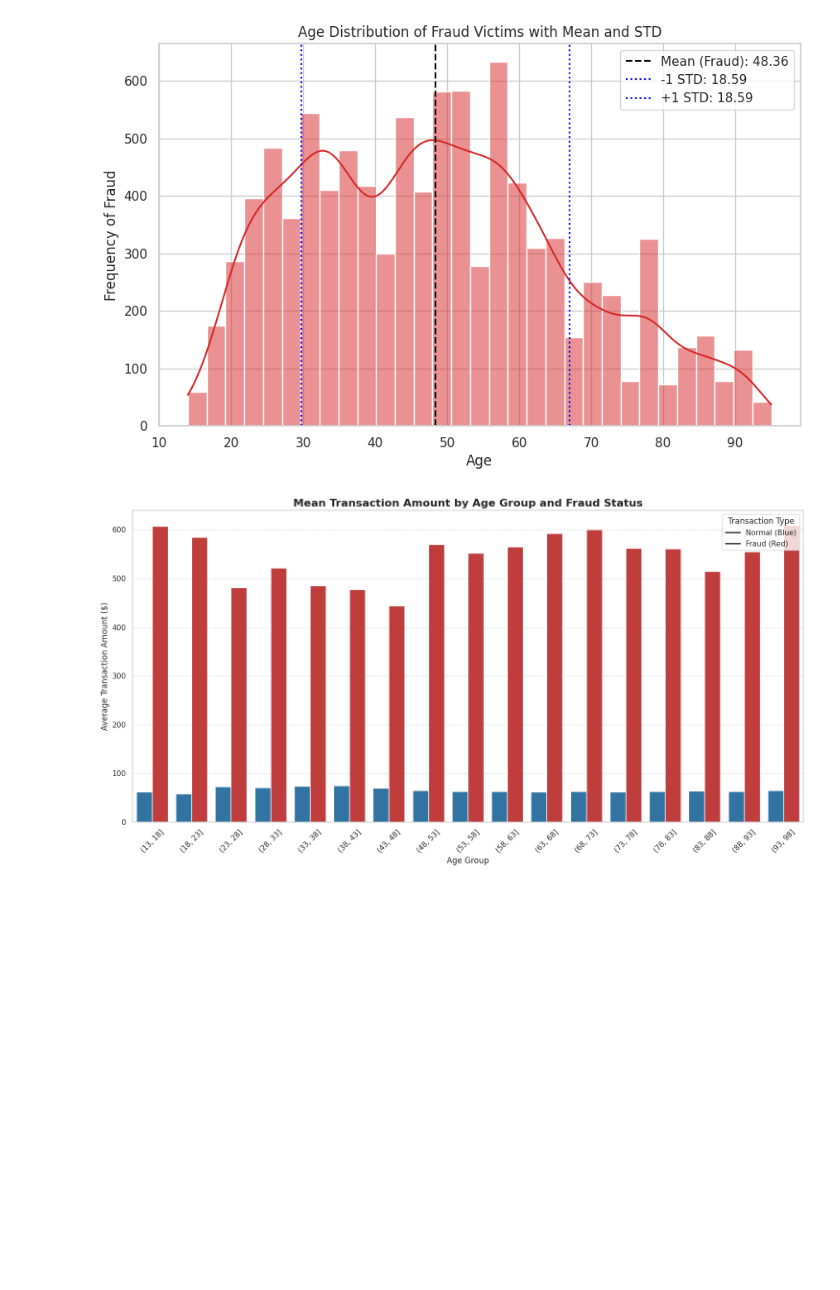
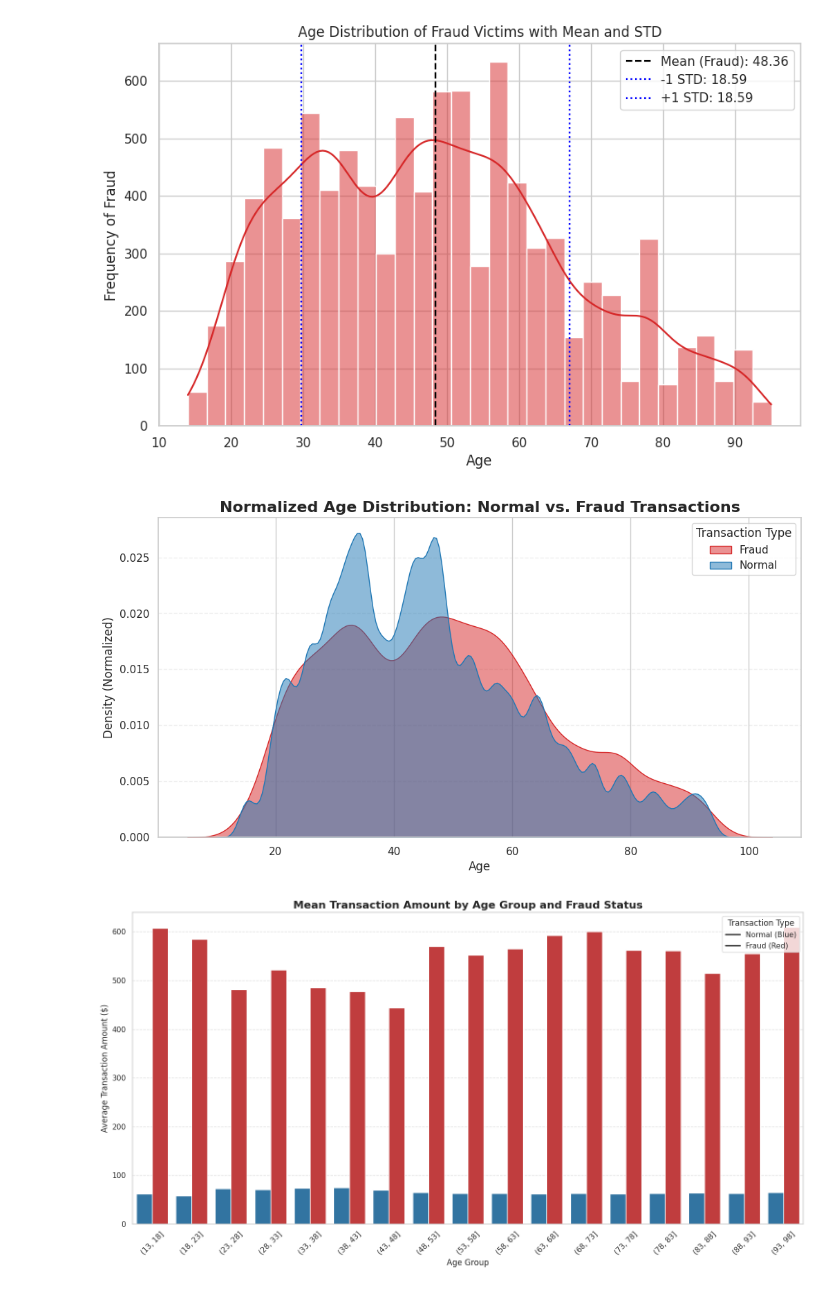
Before and after one commit to danieligelnik/CCFraudProject, a Jupyter notebook: DS_project.ipynb, the cells around one changed output. Drawn from its saved outputs; the diff is of its cells as text; code cells hidden in the pictures; blank space fills up the shorter version.

Commit message:
Additional graphs and conclusion from the all analysis

```diff
--- a/DS_project.ipynb
+++ b/DS_project.ipynb
@@ -643,6 +649,22 @@ plt.legend()
 plt.show()
 # %% [output]
 [figure]
+# %%
+plt.figure(figsize=(12, 6))
+
+# יצירת גרף KDE (התפלגות צפיפות) להשוואת אוכלוסיות
+# common_norm=False דואג שכל קבוצה תנורמל בנפרד ל-100%
+sns.kdeplot(data=df_cards, x='age', hue='is_fraud', fill=True,
+            common_norm=False, palette=['#1f77b4', '#d62728'], alpha=0.5)
+
+plt.title('Normalized Age Distribution: Normal vs. Fraud Transactions', fontsize=16, fontweight='bold')
+plt.xlabel('Age', fontsize=12)
+plt.ylabel('Density (Normalized)', fontsize=12)
+plt.legend(title='Transaction Type', labels=['Fraud', 'Normal'])
+plt.grid(axis='y', linestyle='--', alpha=0.3)
+plt.show()
+# %% [output]
+[figure, added]
 # %%
 import matplotlib.pyplot as plt
 import seaborn as sns
```
Also changed, not shown: parts of 5 cells of this notebook.
